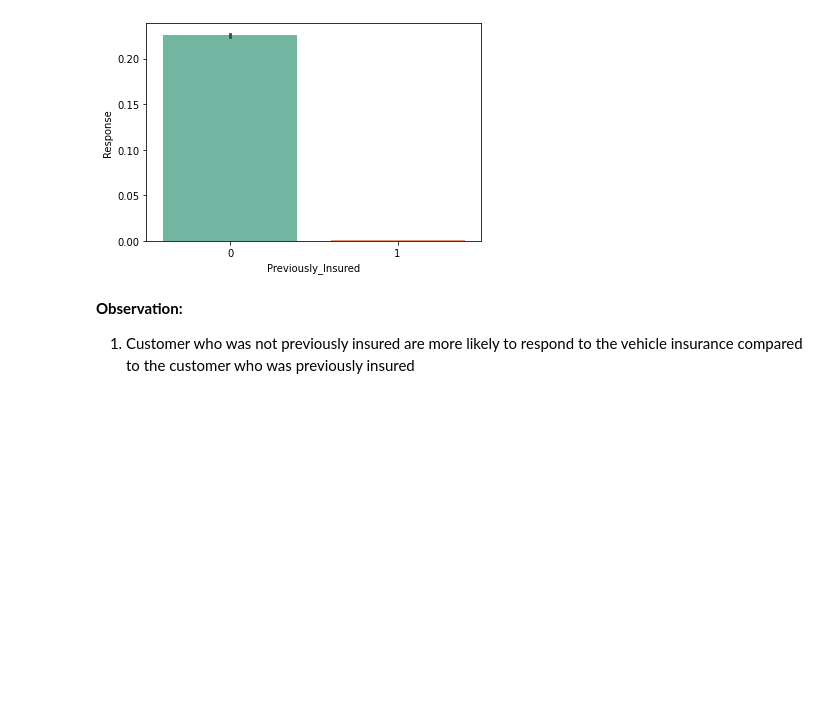
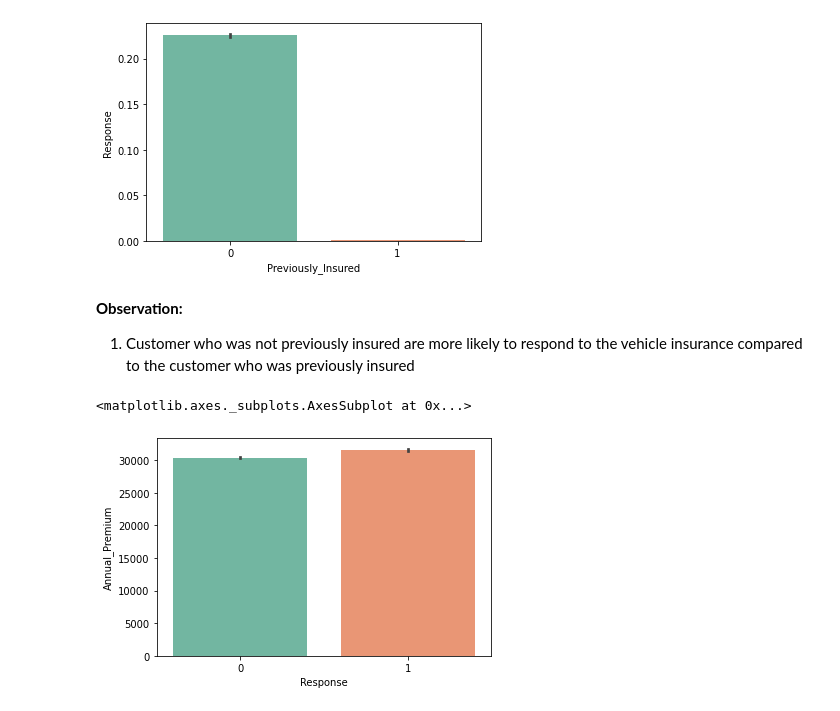
Before and after one commit to anupstar100/Google-Play-Store-App-Review-EDA-, a Jupyter notebook: SML_Capstone_Project_HEALTH_INSURANCE_CROSS_SELL_PREDICTION.ipynb, the cells around one changed output. Drawn from its saved outputs; the diff is of its cells as text; code cells hidden in the pictures; blank space fills up the shorter version.

```diff
--- a/SML_Capstone_Project_HEALTH_INSURANCE_CROSS_SELL_PREDICTION.ipynb
+++ b/SML_Capstone_Project_HEALTH_INSURANCE_CROSS_SELL_PREDICTION.ipynb
@@ -480,3 +480,11 @@ sns.barplot(x = df['Previously_Insured'],
 # %% [markdown]
 **Observation:**
 1. Customer who was not previously insured are more likely to respond  to the vehicle insurance compared to the customer who was previously insured
+# %%
+sns.barplot(x = 'Response',
+            y ='Annual_Premium',
+            data = df,
+            palette = 'Set2')
+# %% [output]
+<matplotlib.axes._subplots.AxesSubplot at 0x...>
+[figure, added]
```
Also changed, not shown: parts of 38 cells of this notebook.
